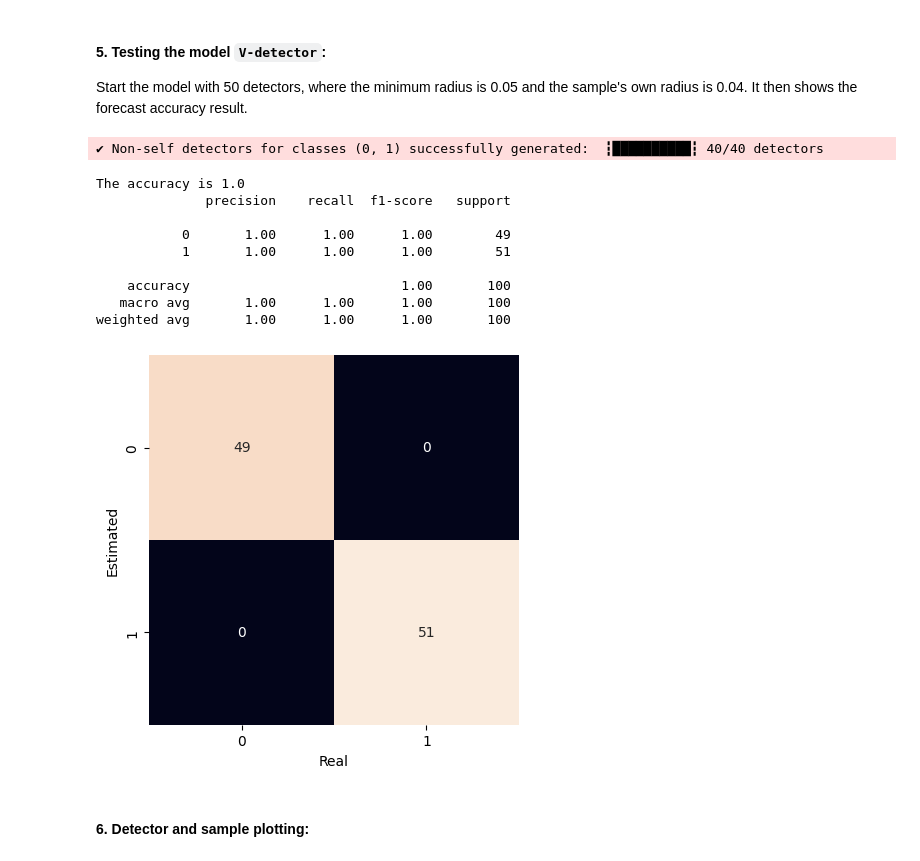
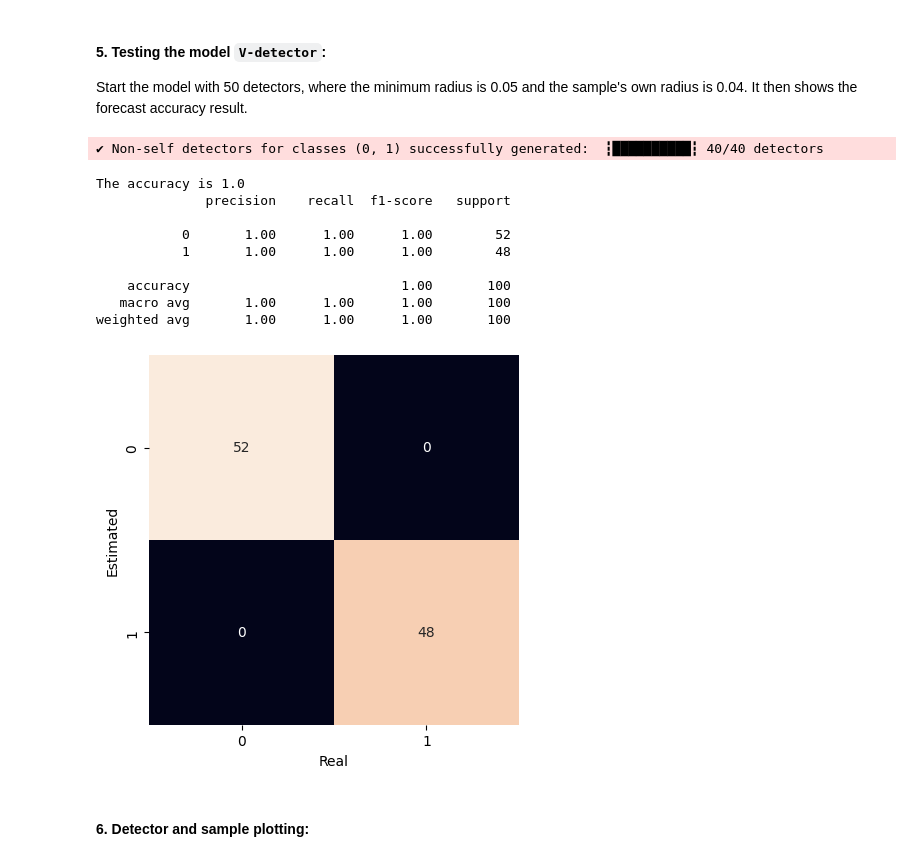
Before and after one commit to AIS-Package/aisp, a Jupyter notebook: examples/RNSA/example_with_randomly_generated_dataset-en.ipynb, the cells around one changed output. Cells and saved outputs as stored; diff of their text form; code cells hidden in the pictures.

```diff
--- a/examples/RNSA/example_with_randomly_generated_dataset-en.ipynb
+++ b/examples/RNSA/example_with_randomly_generated_dataset-en.ipynb
@@ -24,7 +24,13 @@ from sklearn.metrics import confusion_matrix, classification_report, accuracy_sc
 Using the make_blobs function, two sets of data are generated in the form of bubbles, in the range between 0 and 1, representing each class x and y. Then this data is separated into test and training sets.
 # %%
 # Generating the samples and outputs for the training.
-samples, output = make_blobs(n_samples=500 , n_features=2, cluster_std=0.07, center_box=([0.0, 1.0]), centers=[[0.25, 0.75], [0.75, 0.25]], random_state=1234)
+samples, output = make_blobs(
+    n_samples=500,
+    cluster_std=0.07,
+    center_box=(0.0, 1.0),
+    centers=[[0.25, 0.75], [0.75, 0.25]],
+    random_state=1234,
+)
 # Separating data for training and testing.
 train_x, test_x, train_y, test_y = train_test_split(samples, output, test_size=0.2)
 # %% [markdown]
@@ -99,7 +116,7 @@ plot_detectores(samples, None, nsa, 0)
 Start the model with 50 detectors, where the minimum radius is 0.05 and the sample's own radius is 0.04. It then shows the forecast accuracy result.
 # %%
 # Starting the class.
-nsa = RNSA(N=20, r=0.02, algorithm='V-detector', r_s=0.04, seed=123)
+nsa = RNSA(N=20, r=0.05, algorithm='V-detector', r_s=0.04, seed=123)
 # Carrying out the training:
 nsa.fit(X=train_x, y=train_y)
 # Previewing classes with test samples.
@@ -112,8 +129,8 @@ print(classification_report(test_y, prev_y))
 The accuracy is 1.0
               precision    recall  f1-score   support
 
-           0       1.00      1.00      1.00        49
-           1       1.00      1.00      1.00        51
+           0       1.00      1.00      1.00        52
+           1       1.00      1.00      1.00        48
 
     accuracy                           1.00       100
    macro avg       1.00      1.00      1.00       100
@@ -121,12 +138,20 @@ weighted avg       1.00      1.00      1.00       100
 # %%
 # Generating the confusion matrix and plotting it graphically.
 mat = confusion_matrix(y_true=test_y, y_pred=prev_y)
-sns.heatmap(mat.T, square=True, annot=True, fmt='d', cbar=False, xticklabels=nsa.classes, yticklabels=nsa.classes)
+sns.heatmap(
+    mat.T,
+    square=True,
+    annot=True,
+    fmt='d',
+    cbar=False,
+    xticklabels=nsa.classes,
+    yticklabels=nsa.classes
+)
 plt.xlabel('Real')
 plt.ylabel('Estimated')
 plt.show()
 # %% [output]
-[figure, old version]
+[figure, new version]
 # %% [markdown]
 #### 6. Detector and sample plotting:
 # %%
```
Also changed, not shown: parts of 4 cells of this notebook, 23 other files.
